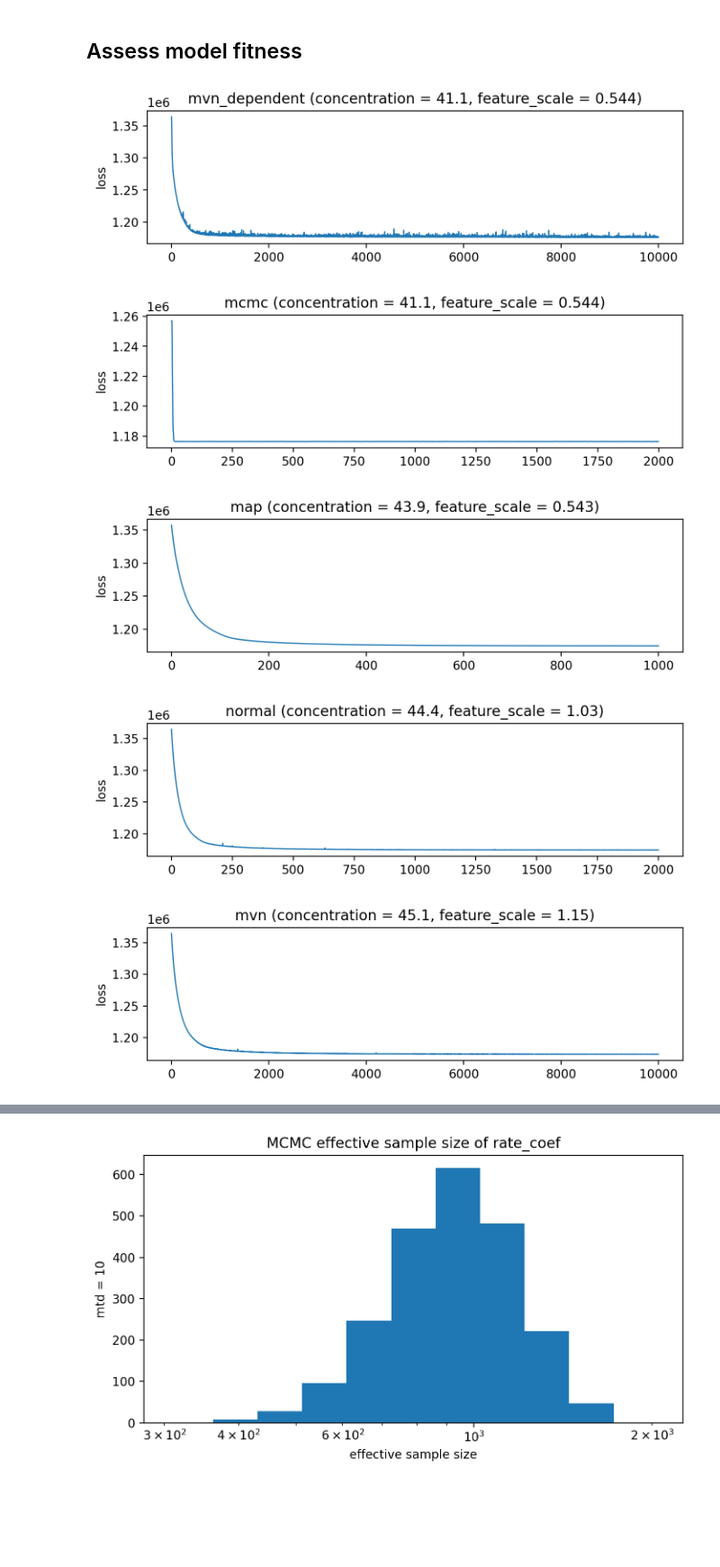
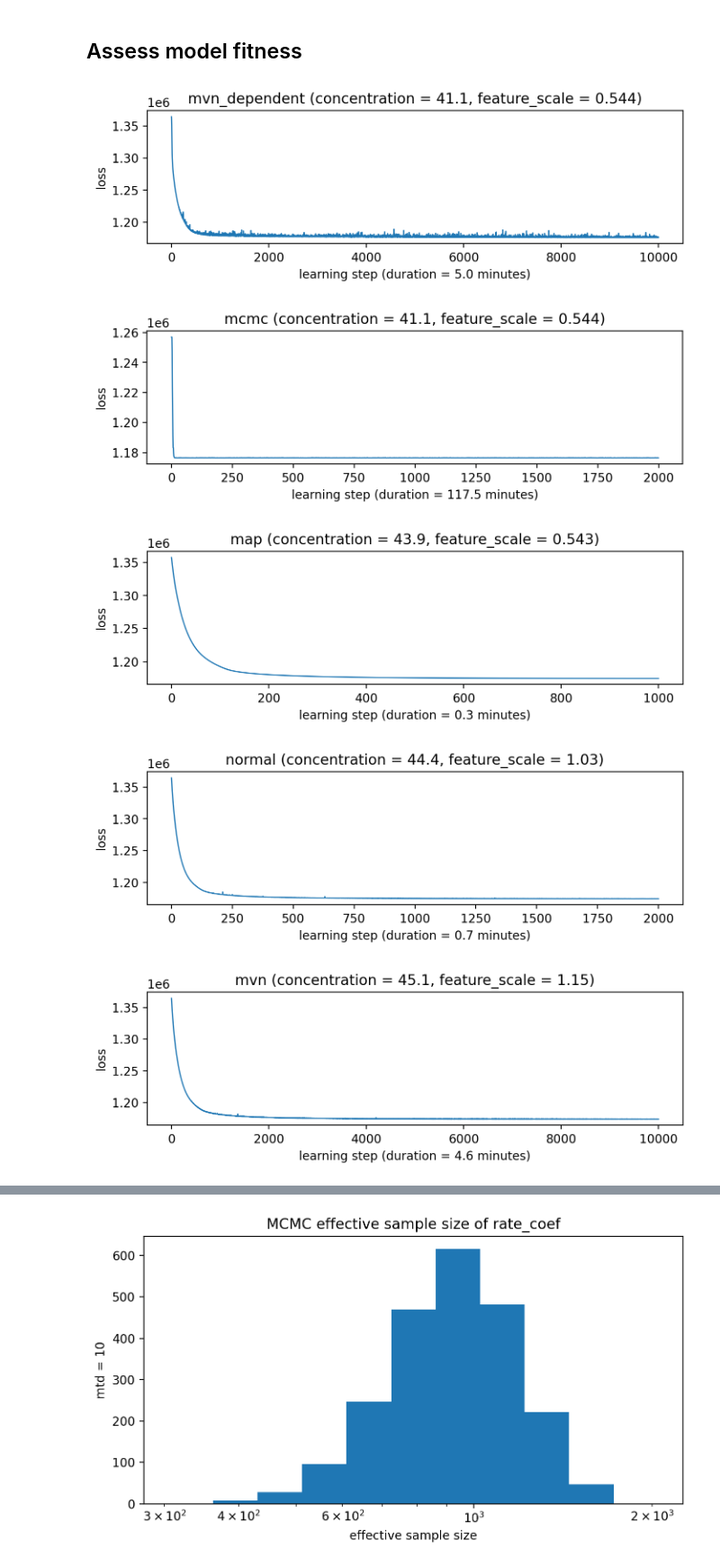
Before and after one commit to broadinstitute/pyro-cov, a Jupyter notebook: mutrans.ipynb, the cells around one changed output, grey strips where cells are left out. Shown at 90% size. Cells and saved outputs as stored; diff of their text form; code cells hidden in the pictures; blank space fills up the shorter version.

```diff
--- a/mutrans.ipynb
+++ b/mutrans.ipynb
@@ -81,15 +89,15 @@ mcmc_fit["std"] = mcmc_fit["std"].squeeze()
 # %%
 for key, value in fits.items():
     median = value["median"]
     plt.figure(figsize=(8, 2))
     plt.plot(value["losses"], lw=1)
-    # plt.xlabel("SVI step")
+    plt.xlabel("learning step (duration = {:0.1f} minutes)".format(value["walltime"]/60))
     plt.ylabel("loss")
     plt.title("{} (concentration = {:0.3g}, feature_scale = {:0.3g})"
               .format(key[0], median["concentration"].item(), median["feature_scale"].item()));
 # %% [output]
-[figure, old version]
+[figure, new version]
-[figure, old version]
+[figure, new version]
-[figure, old version]
+[figure, new version]
-[figure, old version]
+[figure, new version]
-[figure, old version]
+[figure, new version]
```
Also changed, not shown: parts of 3 cells of this notebook, 2 other files.
